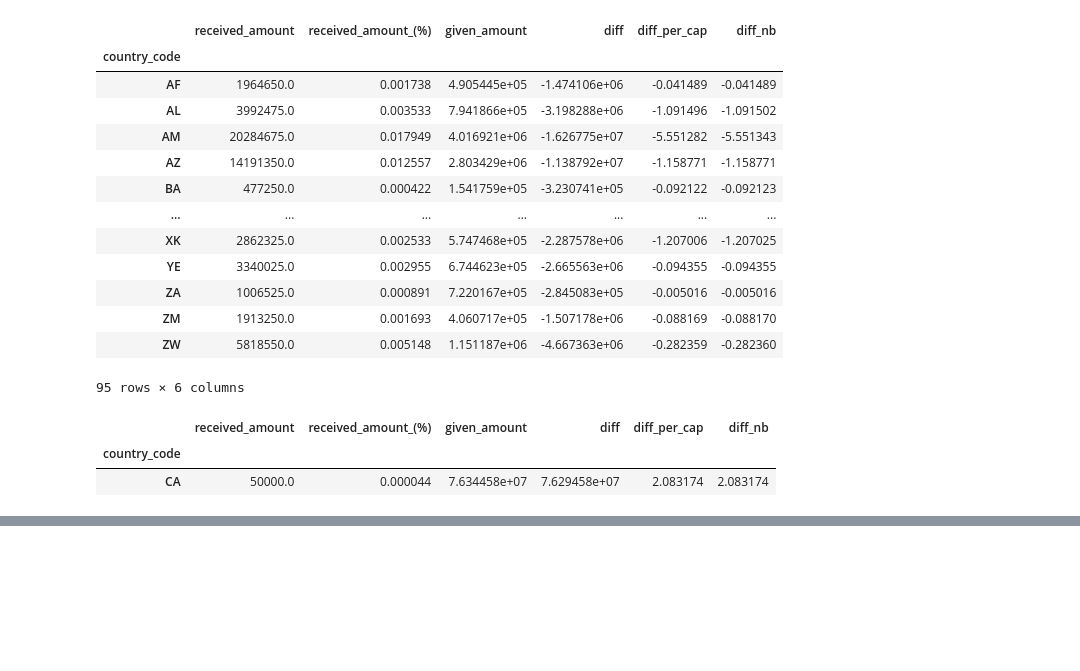
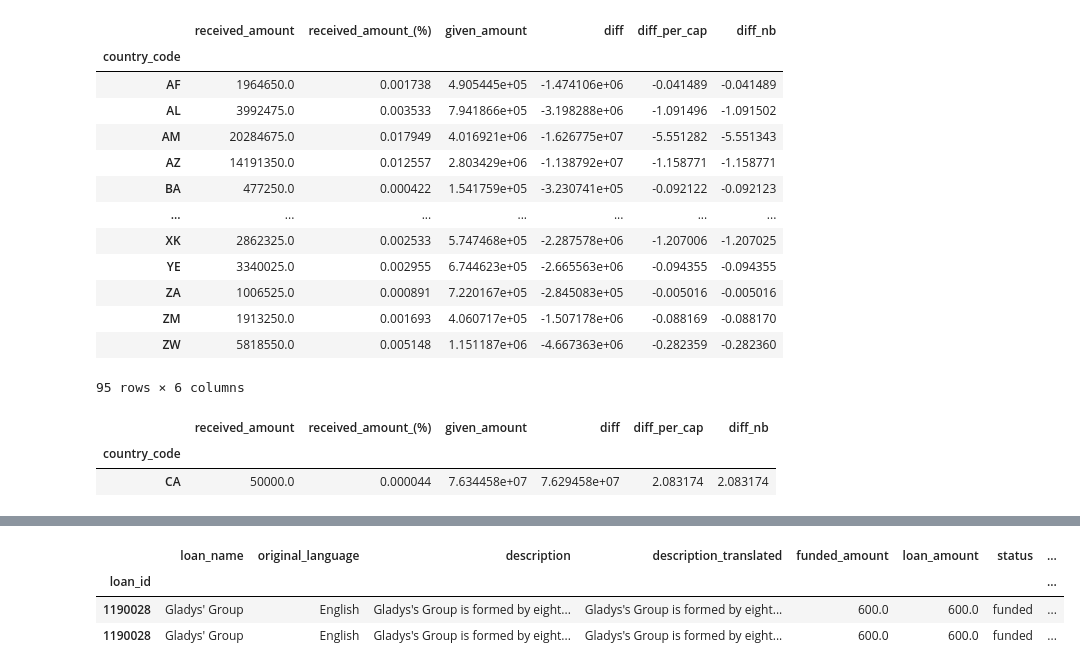
Before and after one commit to dtoniolo/Progetto-FoCS, a Jupyter notebook: Progetto.ipynb, the cells around one changed output, grey strips where cells are left out. Saved outputs shown, nothing was run; the diff lists cells and outputs as text; code cells hidden in the pictures; blank space fills up the shorter version.

```diff
--- a/Progetto.ipynb
+++ b/Progetto.ipynb
@@ -505,0 +608,7 @@ loan_amount_by_ctry.loc[mask, :]
+# %%
+loans.loc[[1190028, 1190028], :]
+# %% [output]
+|  | loan_name | original_language | description | description_translated | funded_amount | loan_amount | status | ... |
+| loan_id |  |  |  |  |  |  |  | ... |
+| 1190028 | Gladys' Group | English | Gladys's Group is formed by eight... | Gladys's Group is formed by eight... | 600.0 | 600.0 | funded | ... |
+| 1190028 | Gladys' Group | English | Gladys's Group is formed by eight... | Gladys's Group is formed by eight... | 600.0 | 600.0 | funded | ... |
```
Also changed, not shown: parts of 58 cells of this notebook.
